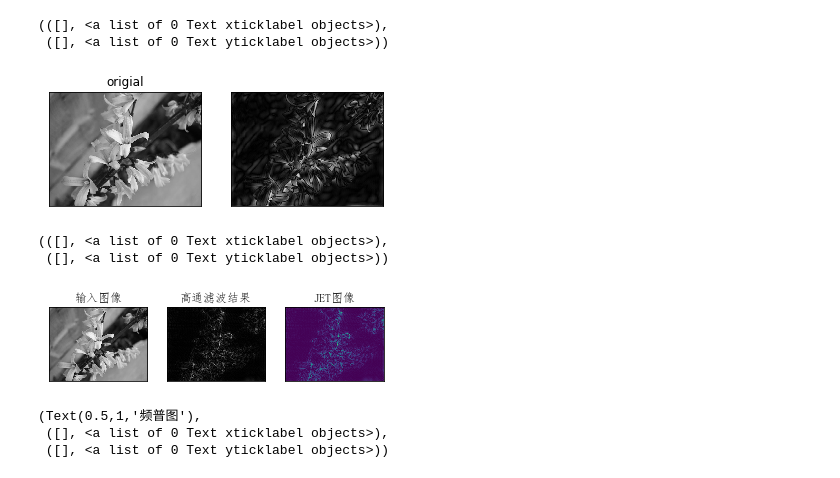
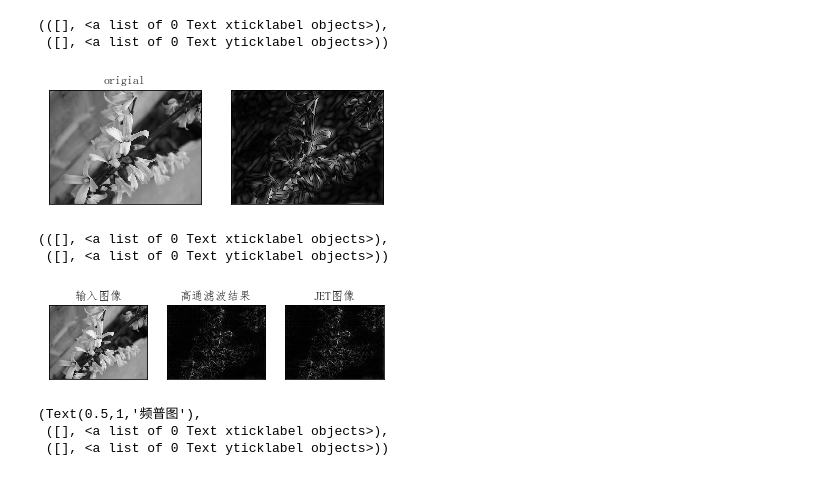
Before and after one commit to juxiangwu/image-processing, a Jupyter notebook: misc/傅里叶变换.ipynb, the cells around one changed output. Cells and saved outputs as stored; diff of their text form; code cells hidden in the pictures.

```diff
--- a/misc/傅里叶变换.ipynb
+++ b/misc/傅里叶变换.ipynb
@@ -12,7 +12,7 @@ from pylab import mpl
 mpl.rcParams['font.sans-serif'] = ['FangSong'] # 指定默认字体
 mpl.rcParams['axes.unicode_minus'] = False # 解决保存图像是负号'-'显示为方块的问题
 
-src = cv2.cvtColor(cv2.imread('datas/f2.jpg'),cv2.COLOR_BGR2RGB)
+src = cv2.cvtColor(cv2.imread('../datas/f2.jpg'),cv2.COLOR_BGR2RGB)
 gray = cv2.cvtColor(src,cv2.COLOR_RGB2GRAY)
 # %%
 fft = np.fft.fft2(gray)
@@ -231,6 +231,6 @@ plt.xticks([]),plt.yticks([])
 # %%
 #理想的带通滤波器
-img_man = cv2.imread('datas/f2.jpg',0) #直接读为灰度图像
+img_man = cv2.imread('../datas/f2.jpg',0) #直接读为灰度图像
 plt.subplot(121),plt.imshow(img_man,'gray'),plt.title('origial')
 plt.xticks([]),plt.yticks([])
 #--------------------------------
@@ -255,41 +255,41 @@ plt.xticks([]),plt.yticks([])
 # %% [output]
 (([], <a list of 0 Text xticklabel objects>),
  ([], <a list of 0 Text yticklabel objects>))
-[figure, old version]
+[figure, new version]
 # %%
 '''
 高通滤波
 '''
 # 执行傅里叶变换，结果为复数矩阵
 f = np.fft.fft2(gray)
 # 直接取中心
 fshift = np.fft.fftshift(f)
 rows,cols = gray.shape
 crow,ccol = rows // 2,cols // 2
 # 使用蒙板60x60操作，去除低频分量
 fshift[crow - 30:crow+30,ccol-30:ccol+30] = 0
 # 回到左上角
 f_ishift = np.fft.ifftshift(fshift)
 # 使用FFT逆变换，结果是复数
 img_back = np.fft.ifft2(f_ishift)
 # 还原成JET图像，变成可以看的图像
 img_back = np.abs(img_back)
 plt.subplot(131)
 plt.imshow(gray,cmap='gray')
 plt.title('输入图像')
 plt.xticks([]),plt.yticks([])
 plt.subplot(132)
 plt.imshow(img_back,cmap='gray')
 plt.title('高通滤波结果')
 plt.xticks([]),plt.yticks([])
 plt.subplot(133)
 plt.title('JET图像')
-plt.imshow(img_back)
+plt.imshow(img_back,'gray')
 plt.xticks([]),plt.yticks([])
 # %% [output]
 (([], <a list of 0 Text xticklabel objects>),
  ([], <a list of 0 Text yticklabel objects>))
-[figure, old version]
+[figure, new version]
 # %%
 # 傅立叶逆变换
 dft = cv2.dft(np.float32(gray),flags=cv2.DFT_COMPLEX_OUTPUT)
```
Also changed, not shown: parts of 8 cells of this notebook, 51 other files.
